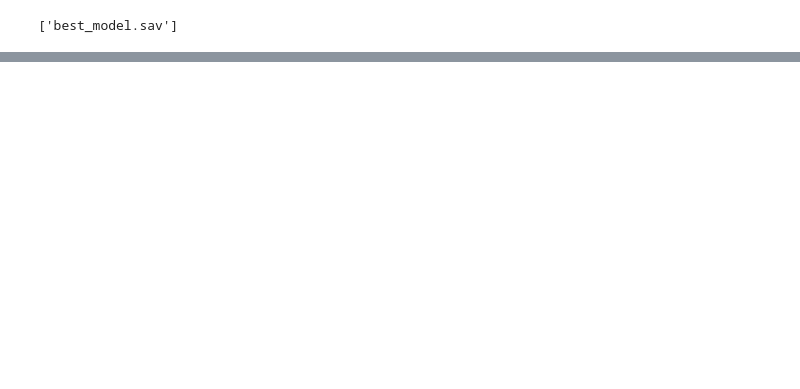
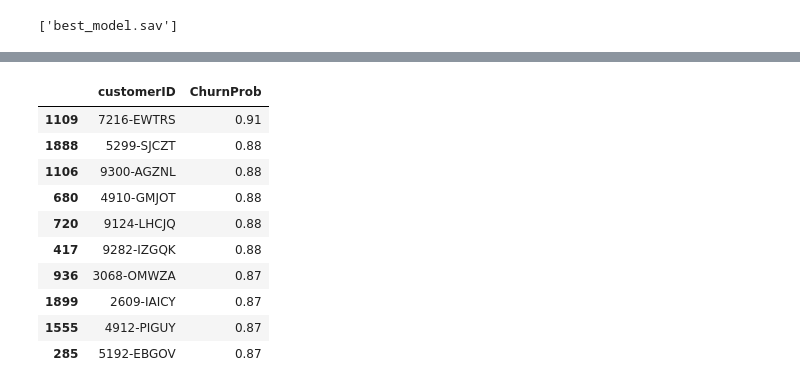
Before and after one commit to JacobJ215/Churn-Analysis-and-Prediction, a Jupyter notebook: churn.ipynb, the cells around one changed output, grey strips where cells are left out. Cells and saved outputs as stored; diff of their text form; code cells hidden in the pictures; blank space fills up the shorter version.

```diff
--- a/churn.ipynb
+++ b/churn.ipynb
@@ -931,0 +1078,14 @@ joblib.dump(xgb_model_best, 'best_model.sav')
+# %%
+results_df[['customerID', 'ChurnProb']].sort_values(by='ChurnProb', ascending=False).head(10)
+# %% [output]
+|  | customerID | ChurnProb |
+| 1109 | 7216-EWTRS | 0.91 |
+| 1888 | 5299-SJCZT | 0.88 |
+| 1106 | 9300-AGZNL | 0.88 |
+| 680 | 4910-GMJOT | 0.88 |
+| 720 | 9124-LHCJQ | 0.88 |
+| 417 | 9282-IZGQK | 0.88 |
+| 936 | 3068-OMWZA | 0.87 |
+| 1899 | 2609-IAICY | 0.87 |
+| 1555 | 4912-PIGUY | 0.87 |
+| 285 | 5192-EBGOV | 0.87 |
```
Also changed, not shown: parts of 13 cells of this notebook, 2 other files.
